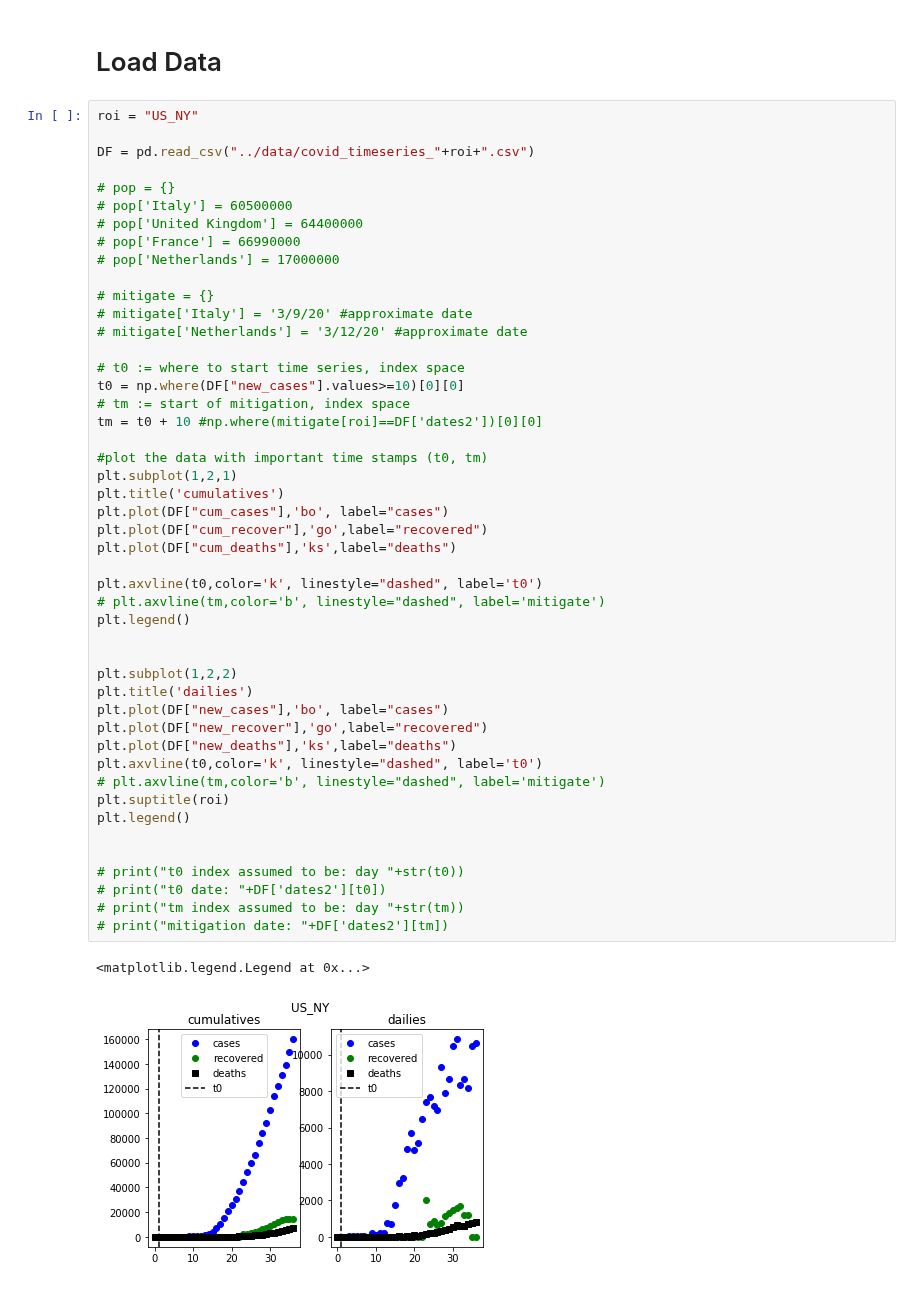
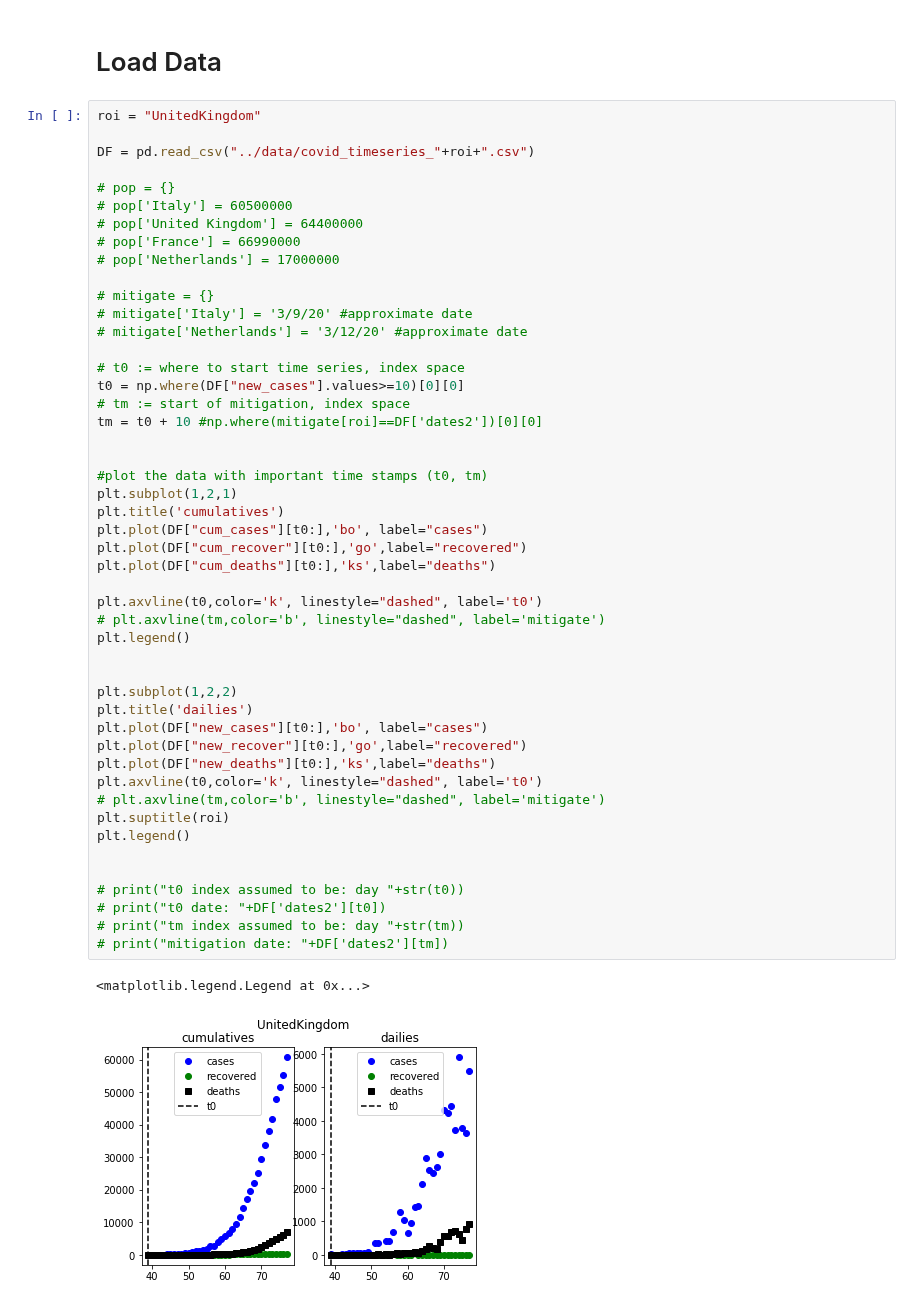
Before and after one commit to ccc1685/covid-19, a Jupyter notebook: Stan/postmodel.ipynb, the cells around one changed output. Saved outputs shown, nothing was run; the diff lists cells and outputs as text.

```diff
--- a/Stan/postmodel.ipynb
+++ b/Stan/postmodel.ipynb
@@ -13,7 +19,7 @@ warnings.filterwarnings("ignore", category=DeprecationWarning)
 # %% [markdown]
 # Load Data
 # %%
-roi = "US_NY"
+roi = "UnitedKingdom"
 
 DF = pd.read_csv("../data/covid_timeseries_"+roi+".csv")
 
@@ -28,38 +34,39 @@ DF = pd.read_csv("../data/covid_timeseries_"+roi+".csv")
 # mitigate['Netherlands'] = '3/12/20' #approximate date
 
 # t0 := where to start time series, index space
 t0 = np.where(DF["new_cases"].values>=10)[0][0]
 # tm := start of mitigation, index space
 tm = t0 + 10 #np.where(mitigate[roi]==DF['dates2'])[0][0]
 
+
 #plot the data with important time stamps (t0, tm)
 plt.subplot(1,2,1)
 plt.title('cumulatives')
-plt.plot(DF["cum_cases"],'bo', label="cases")
-plt.plot(DF["cum_recover"],'go',label="recovered")
-plt.plot(DF["cum_deaths"],'ks',label="deaths")
+plt.plot(DF["cum_cases"][t0:],'bo', label="cases")
+plt.plot(DF["cum_recover"][t0:],'go',label="recovered")
+plt.plot(DF["cum_deaths"][t0:],'ks',label="deaths")
 
 plt.axvline(t0,color='k', linestyle="dashed", label='t0')
 # plt.axvline(tm,color='b', linestyle="dashed", label='mitigate')
 plt.legend()
 
 
 plt.subplot(1,2,2)
 plt.title('dailies')
-plt.plot(DF["new_cases"],'bo', label="cases")
-plt.plot(DF["new_recover"],'go',label="recovered")
-plt.plot(DF["new_deaths"],'ks',label="deaths")
+plt.plot(DF["new_cases"][t0:],'bo', label="cases")
+plt.plot(DF["new_recover"][t0:],'go',label="recovered")
+plt.plot(DF["new_deaths"][t0:],'ks',label="deaths")
 plt.axvline(t0,color='k', linestyle="dashed", label='t0')
 # plt.axvline(tm,color='b', linestyle="dashed", label='mitigate')
 plt.suptitle(roi)
 plt.legend()
 
 
 # print("t0 index assumed to be: day "+str(t0))
 # print("t0 date: "+DF['dates2'][t0])
 # print("tm index assumed to be: day "+str(tm))
 # print("mitigation date: "+DF['dates2'][tm])
 # %% [output]
 <matplotlib.legend.Legend at 0x...>
-[figure, old version]
+[figure, new version]
 # %%
```
Also changed, not shown: parts of 6 cells of this notebook, 5 other files.
